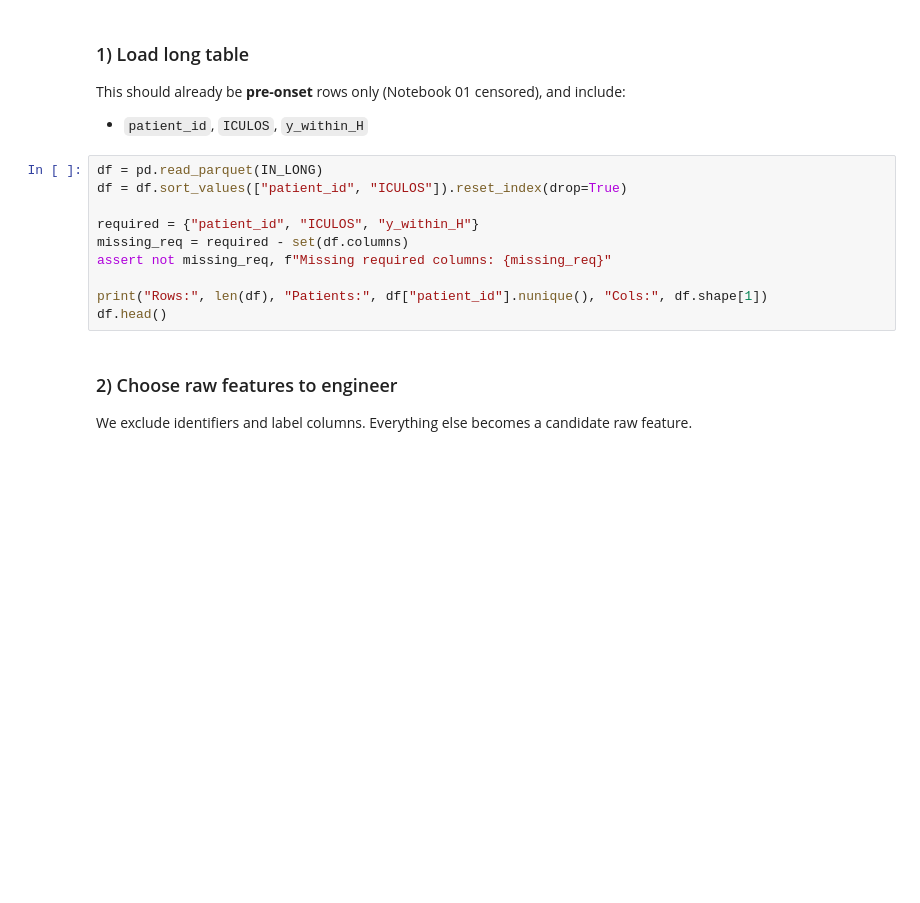
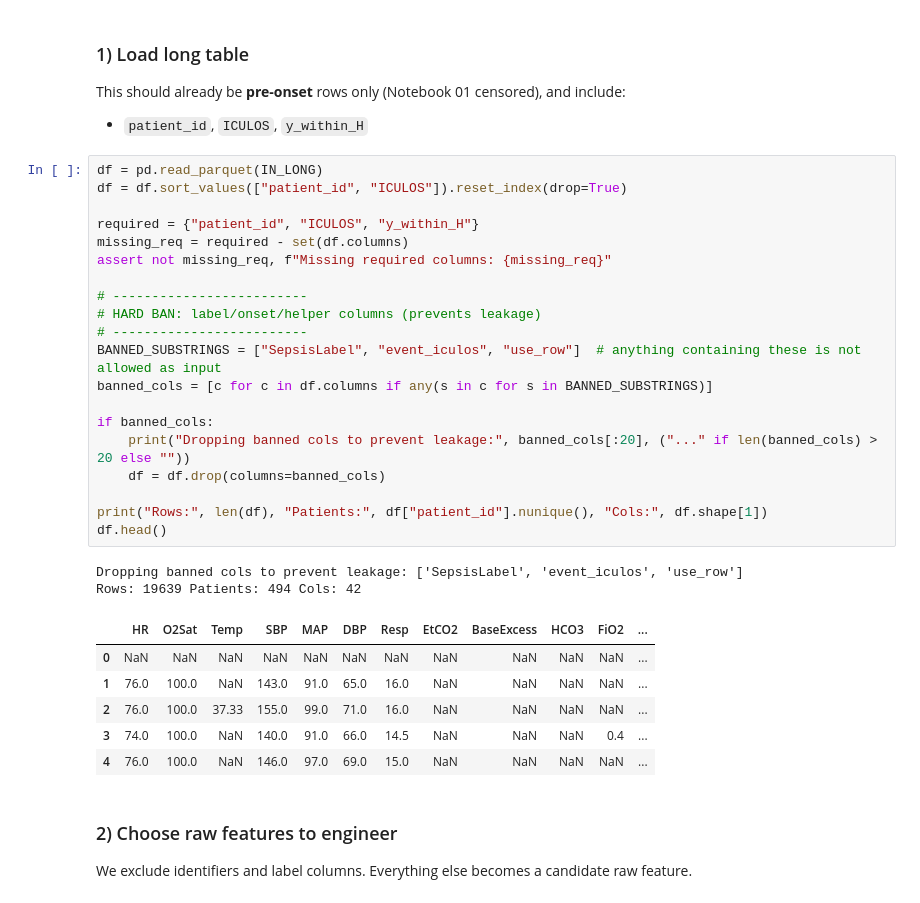
Before and after one commit to mdabir-hossain/sepsis-early-warning-system, a Jupyter notebook: notebooks/02_feature_engineering_temporal.ipynb, the cells around one changed output. Cells and saved outputs as stored; diff of their text form; blank space fills up the shorter version.

```diff
--- a/notebooks/02_feature_engineering_temporal.ipynb
+++ b/notebooks/02_feature_engineering_temporal.ipynb
@@ -44,13 +46,32 @@ This should already be **pre-onset** rows only (Notebook 01 censored), and inclu
 # %%
 df = pd.read_parquet(IN_LONG)
 df = df.sort_values(["patient_id", "ICULOS"]).reset_index(drop=True)
 
 required = {"patient_id", "ICULOS", "y_within_H"}
 missing_req = required - set(df.columns)
 assert not missing_req, f"Missing required columns: {missing_req}"
 
+# -------------------------
+# HARD BAN: label/onset/helper columns (prevents leakage)
+# -------------------------
+BANNED_SUBSTRINGS = ["SepsisLabel", "event_iculos", "use_row"]  # anything containing these is not allowed as input
+banned_cols = [c for c in df.columns if any(s in c for s in BANNED_SUBSTRINGS)]
+
+if banned_cols:
+    print("Dropping banned cols to prevent leakage:", banned_cols[:20], ("..." if len(banned_cols) > 20 else ""))
+    df = df.drop(columns=banned_cols)
+
 print("Rows:", len(df), "Patients:", df["patient_id"].nunique(), "Cols:", df.shape[1])
 df.head()
+# %% [output]
+Dropping banned cols to prevent leakage: ['SepsisLabel', 'event_iculos', 'use_row']
+Rows: 19639 Patients: 494 Cols: 42
+|  | HR | O2Sat | Temp | SBP | MAP | DBP | Resp | EtCO2 | BaseExcess | HCO3 | FiO2 | ... |
+| 0 | NaN | NaN | NaN | NaN | NaN | NaN | NaN | NaN | NaN | NaN | NaN | ... |
+| 1 | 76.0 | 100.0 | NaN | 143.0 | 91.0 | 65.0 | 16.0 | NaN | NaN | NaN | NaN | ... |
+| 2 | 76.0 | 100.0 | 37.33 | 155.0 | 99.0 | 71.0 | 16.0 | NaN | NaN | NaN | NaN | ... |
+| 3 | 74.0 | 100.0 | NaN | 140.0 | 91.0 | 66.0 | 14.5 | NaN | NaN | NaN | 0.4 | ... |
+| 4 | 76.0 | 100.0 | NaN | 146.0 | 97.0 | 69.0 | 15.0 | NaN | NaN | NaN | NaN | ... |
 # %% [markdown]
 ### 2) Choose raw features to engineer
 We exclude identifiers and label columns. Everything else becomes a candidate raw feature.
```
Also changed, not shown: parts of 8 cells of this notebook, 6 other files.
